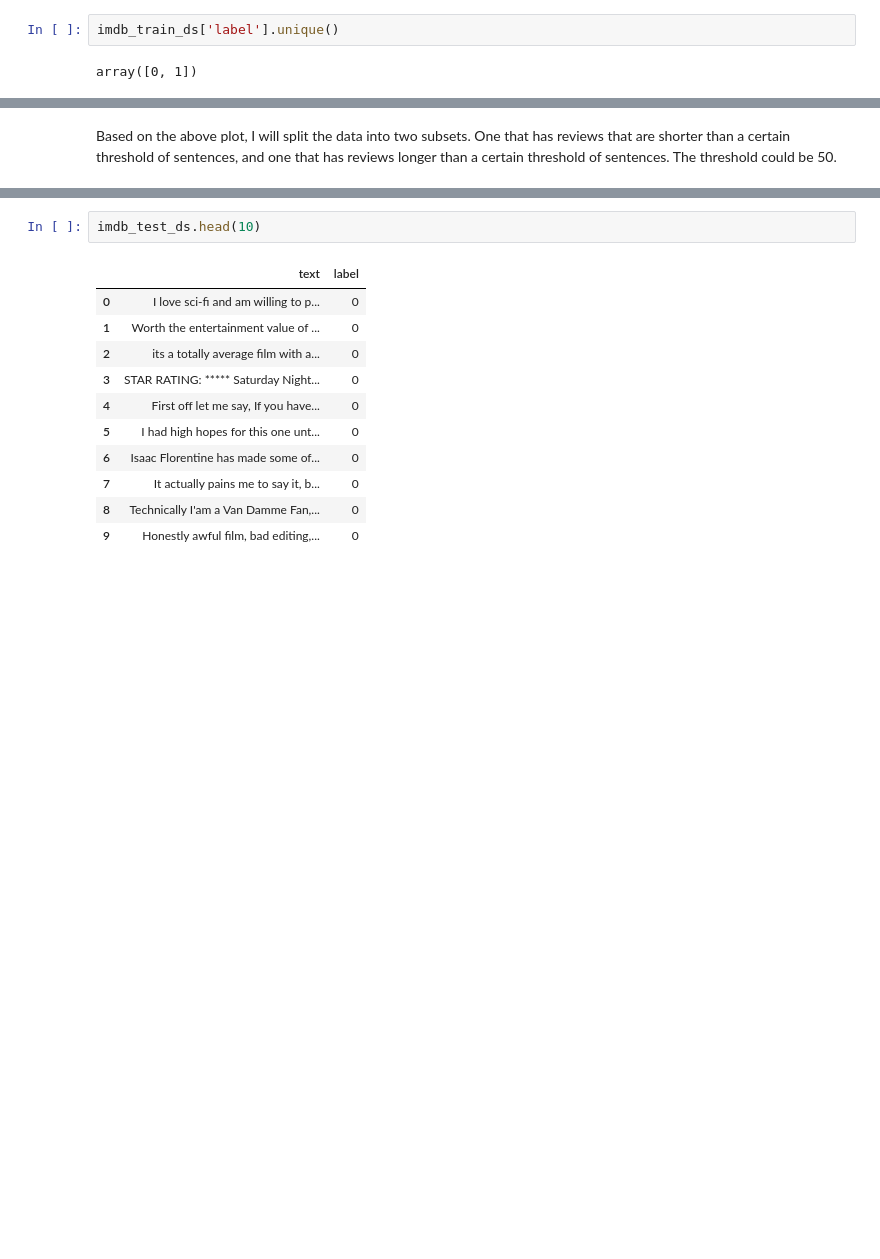
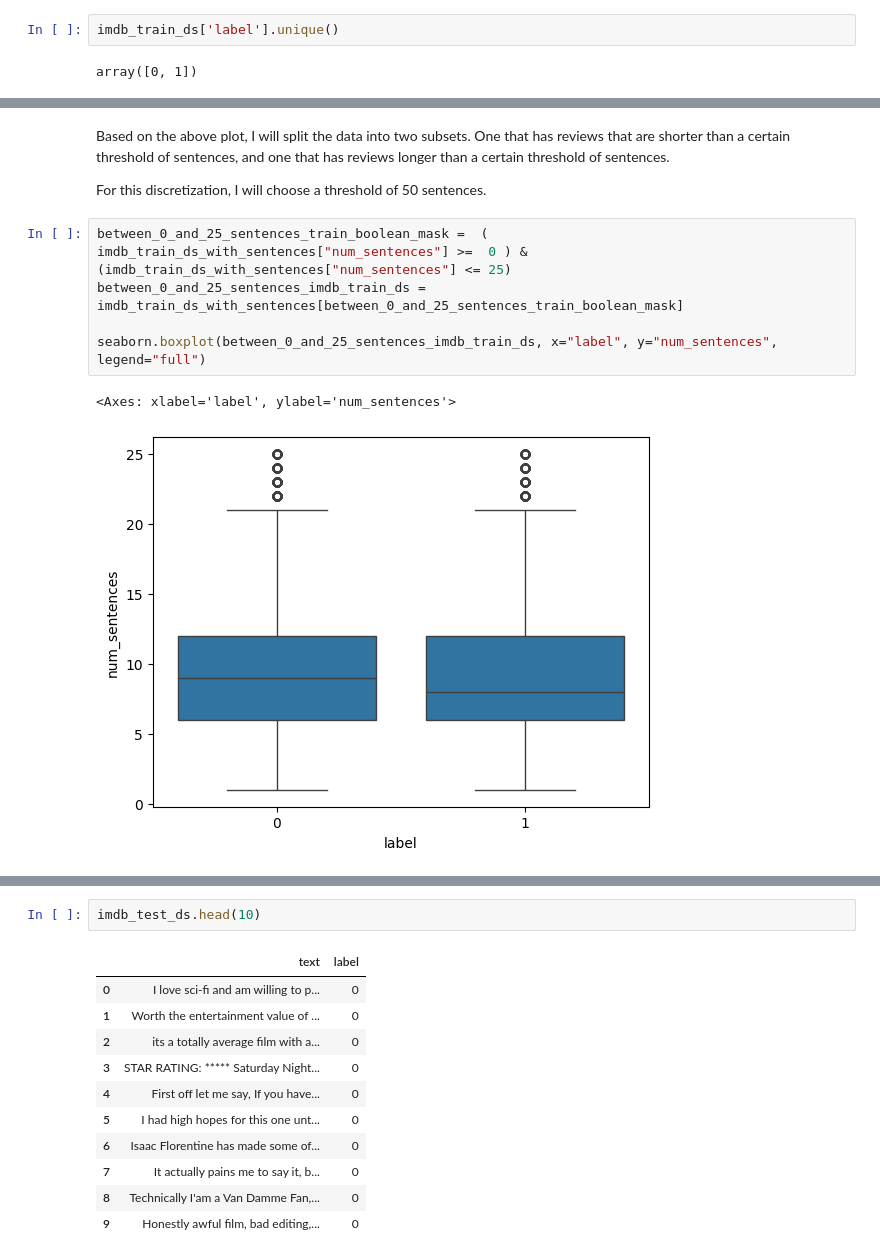
Before and after one commit to n-albert/Sentence-Transformer-Implementation, a Jupyter notebook: Sentence_Transformers,_Notebook_for_performing_EDA_Exploratory_Data_Analysis.ipynb, the cells around one changed output, grey strips where cells are left out. Saved outputs shown, nothing was run; the diff lists cells and outputs as text; blank space fills up the shorter version.

```diff
--- a/Sentence_Transformers,_Notebook_for_performing_EDA_Exploratory_Data_Analysis.ipynb
+++ b/Sentence_Transformers,_Notebook_for_performing_EDA_Exploratory_Data_Analysis.ipynb
@@ -158,2 +162,12 @@ seaborn.boxplot(imdb_train_ds_with_sentences, x="label", y="num_sentences")
 # %% [markdown]
-Based on the above plot, I will split the data into two subsets. One that has reviews that are shorter than a certain threshold of sentences, and one that has reviews longer than a certain threshold of sentences. The threshold could be 50.
+Based on the above plot, I will split the data into two subsets. One that has reviews that are shorter than a certain threshold of sentences, and one that has reviews longer than a certain threshold of sentences.
+
+For this discretization, I will choose a threshold of 50 sentences.
+# %%
+between_0_and_25_sentences_train_boolean_mask =  ( imdb_train_ds_with_sentences["num_sentences"] >=  0 ) & (imdb_train_ds_with_sentences["num_sentences"] <= 25)
+between_0_and_25_sentences_imdb_train_ds = imdb_train_ds_with_sentences[between_0_and_25_sentences_train_boolean_mask]
+
+seaborn.boxplot(between_0_and_25_sentences_imdb_train_ds, x="label", y="num_sentences", legend="full")
+# %% [output]
+<Axes: xlabel='label', ylabel='num_sentences'>
+[figure, added]
```
Also changed, not shown: parts of 19 cells of this notebook.
